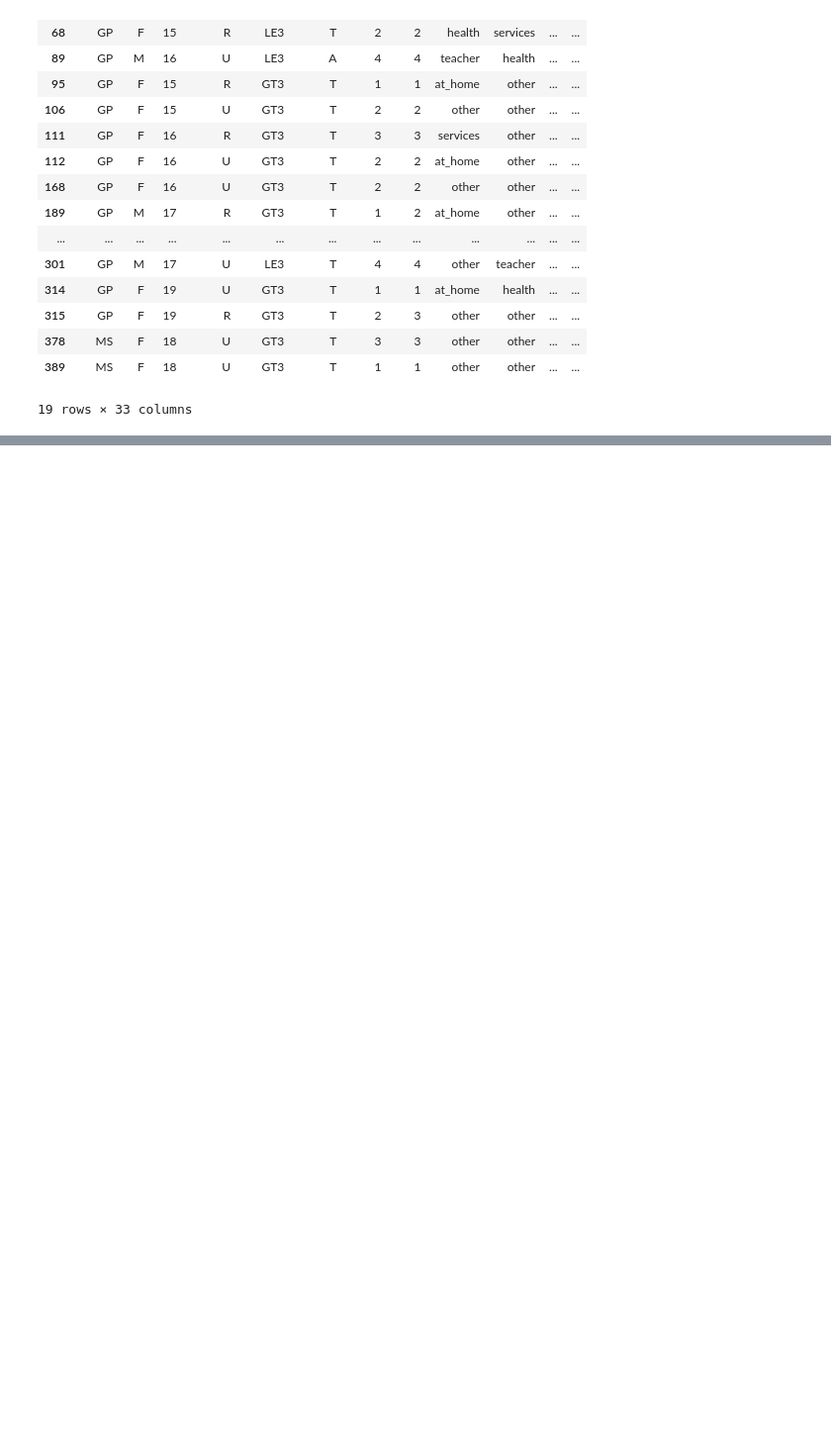
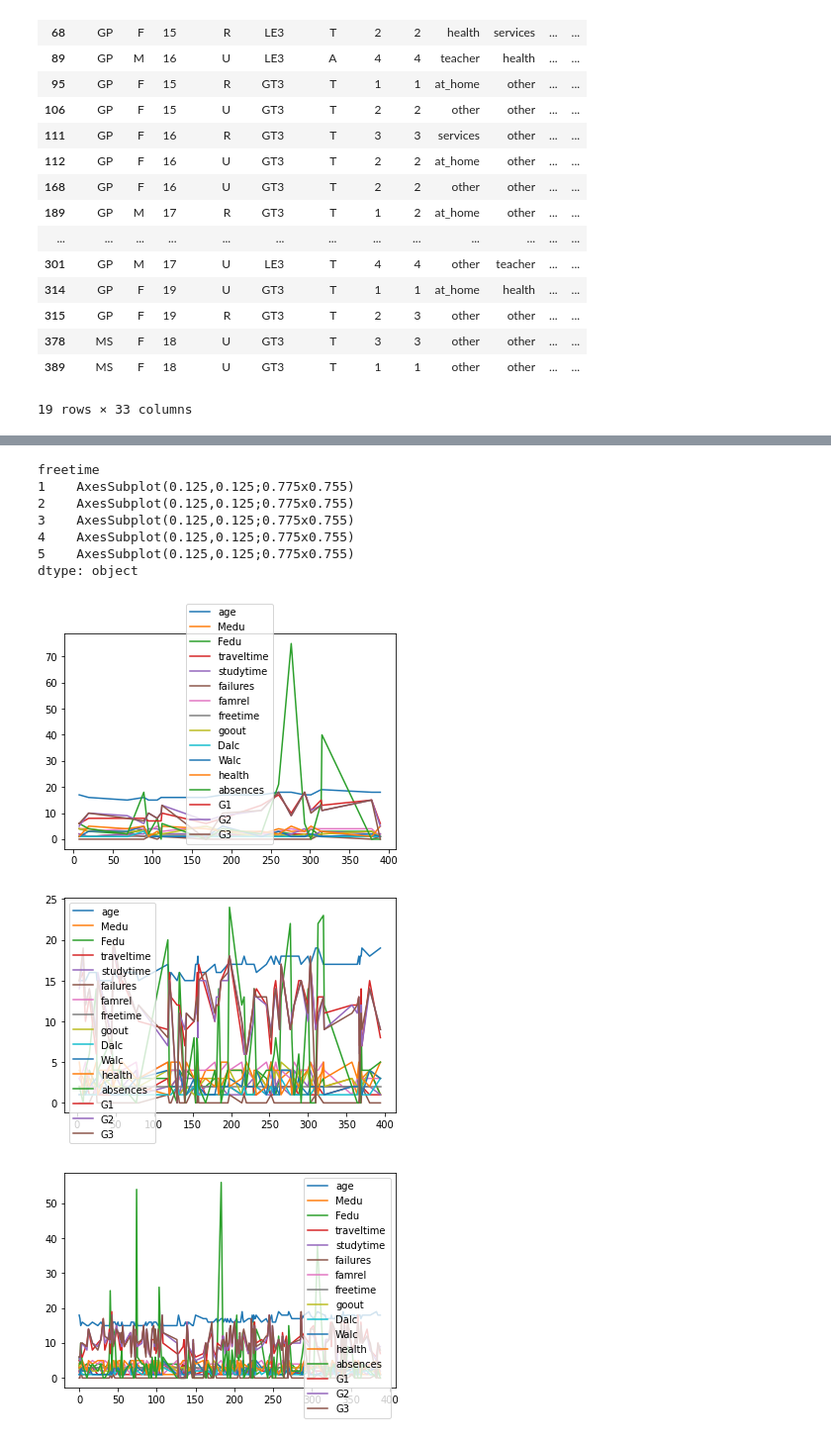
Before and after one commit to aman-singanamala/Notebooks, a Jupyter notebook: P1/groupby.ipynb, the cells around one changed output, grey strips where cells are left out. Shown: that part at 99% size. Drawn from its saved outputs; the diff is of its cells as text; code cells hidden in the pictures; blank space fills up the shorter version.

```diff
--- a/P1/groupby.ipynb
+++ b/P1/groupby.ipynb
@@ -65,0 +82,13 @@ ft.get_group(1)
+# %%
+ft.plot()
+# %% [output]
+freetime
+1    AxesSubplot(0.125,0.125;0.775x0.755)
+2    AxesSubplot(0.125,0.125;0.775x0.755)
+3    AxesSubplot(0.125,0.125;0.775x0.755)
+4    AxesSubplot(0.125,0.125;0.775x0.755)
+5    AxesSubplot(0.125,0.125;0.775x0.755)
+dtype: object
+[figure, added]
+[figure, added]
+[figure, added]
```
Also changed, not shown: parts of 4 cells of this notebook, 9 other files.
